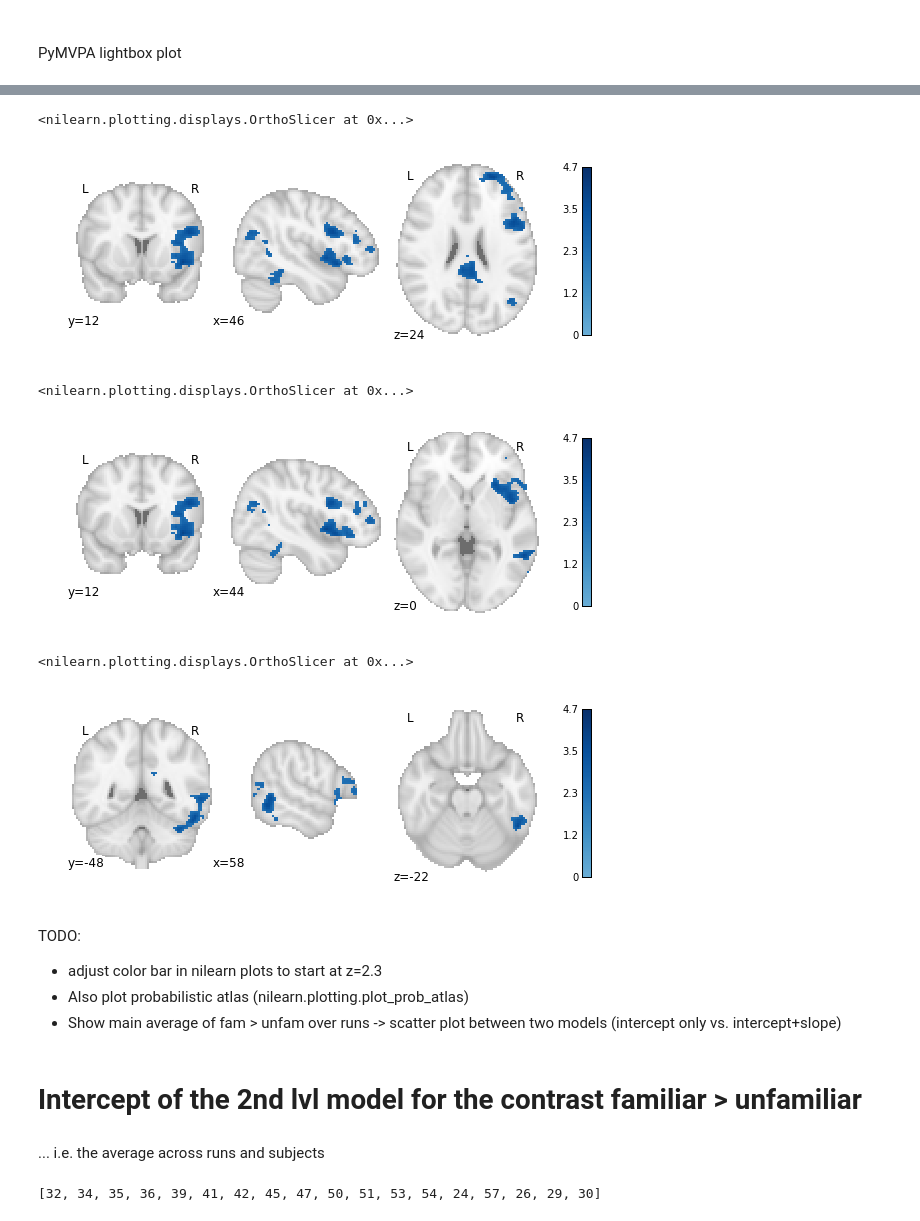
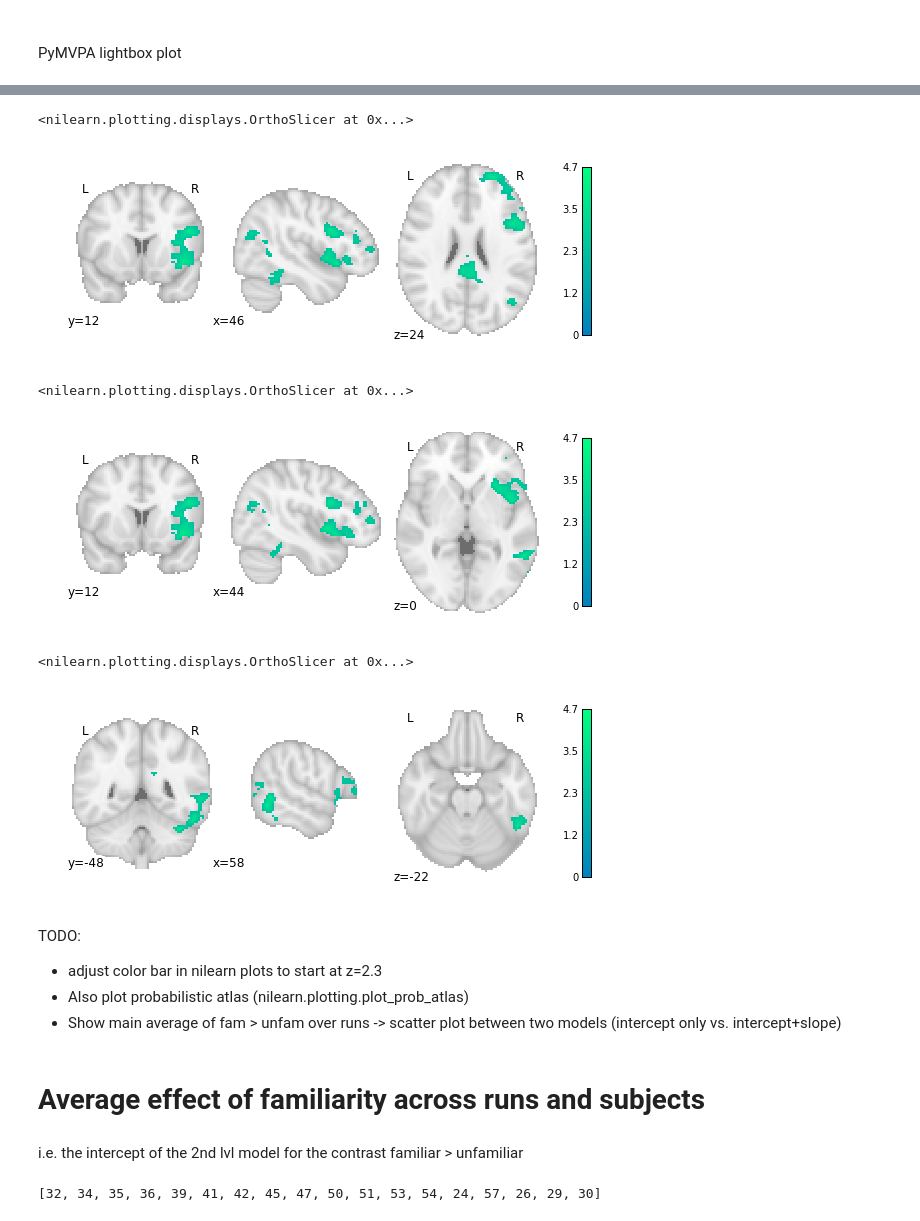
Before and after one commit to oliver-contier/famface-temporal-dynamics, a Jupyter notebook: notebooks/plot.results.ipynb, the cells around one changed output, grey strips where cells are left out. Drawn from its saved outputs; the diff is of its cells as text; code cells hidden in the pictures.

```diff
--- a/notebooks/plot.results.ipynb
+++ b/notebooks/plot.results.ipynb
@@ -104,34 +82,34 @@ Please use the ``img.affine`` property instead.
 # %%
 # inferior frontal, lateral occipital
 
-plot_stat_map(filename, cut_coords=(46,12,24), draw_cross=False, cmap='Blues')
+plot_stat_map(filename, cut_coords=(46,12,24), draw_cross=False, cmap='winter')
 # %% [output]
 <nilearn.plotting.displays.OrthoSlicer at 0x...>
-[figure, old version]
+[figure, new version]
 # %%
 # insula
 
-plot_stat_map(filename, cut_coords=(44,12,0), draw_cross=False, cmap='Blues')
+plot_stat_map(filename, cut_coords=(44,12,0), draw_cross=False, cmap='winter')
 # %% [output]
 <nilearn.plotting.displays.OrthoSlicer at 0x...>
-[figure, old version]
+[figure, new version]
 # %%
 # posterior and ventral temporal
 
-plot_stat_map(filename, cut_coords=(58,-48,-22), draw_cross=False, cmap='Blues')
+plot_stat_map(filename, cut_coords=(58,-48,-22), draw_cross=False, cmap='winter')
 # %% [output]
 <nilearn.plotting.displays.OrthoSlicer at 0x...>
-[figure, old version]
+[figure, new version]
 # %% [markdown]
 TODO:
 - adjust color bar in nilearn plots to start at z=2.3
 - Also plot probabilistic atlas (nilearn.plotting.plot_prob_atlas)
 - Show main average of fam > unfam over runs
     -> scatter plot between two models (intercept only vs. intercept+slope)
+# %% [markdown]
+# Average effect of familiarity across runs and subjects
 # %% [markdown]
-# Intercept of the 2nd lvl model for the contrast familiar > unfamiliar
+i.e. the intercept of the 2nd lvl model for the contrast familiar > unfamiliar
-# %% [markdown]
-... i.e. the average across runs and subjects
 # %%
 # specify file paths
 
```
Also changed, not shown: parts of 17 cells of this notebook.
